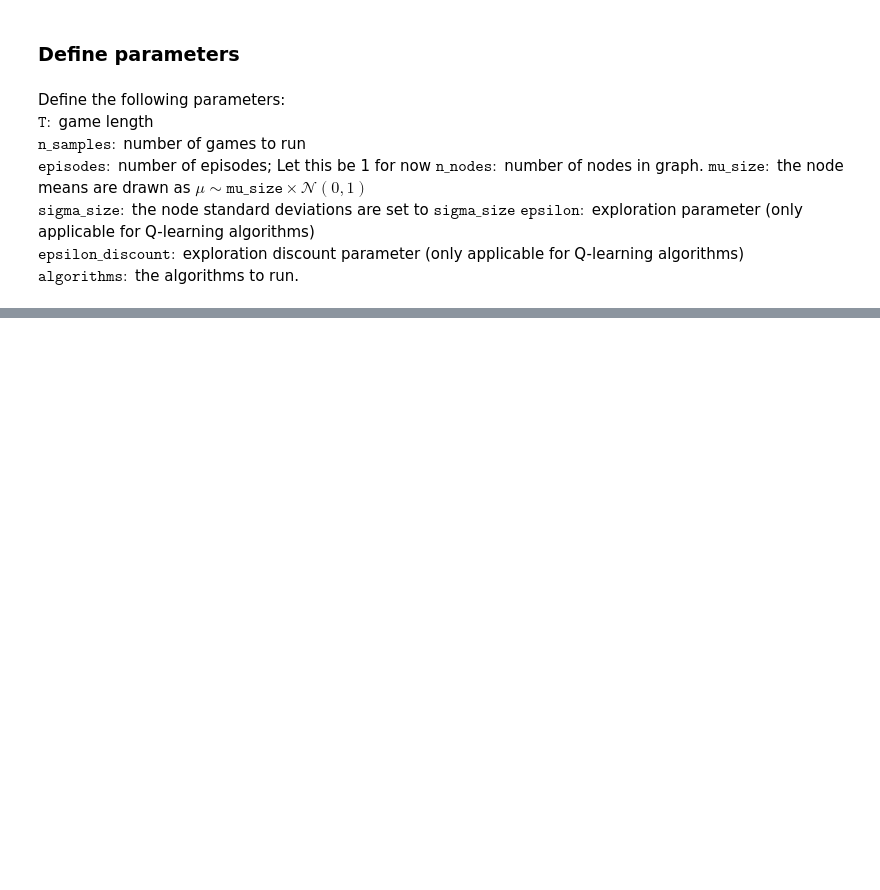
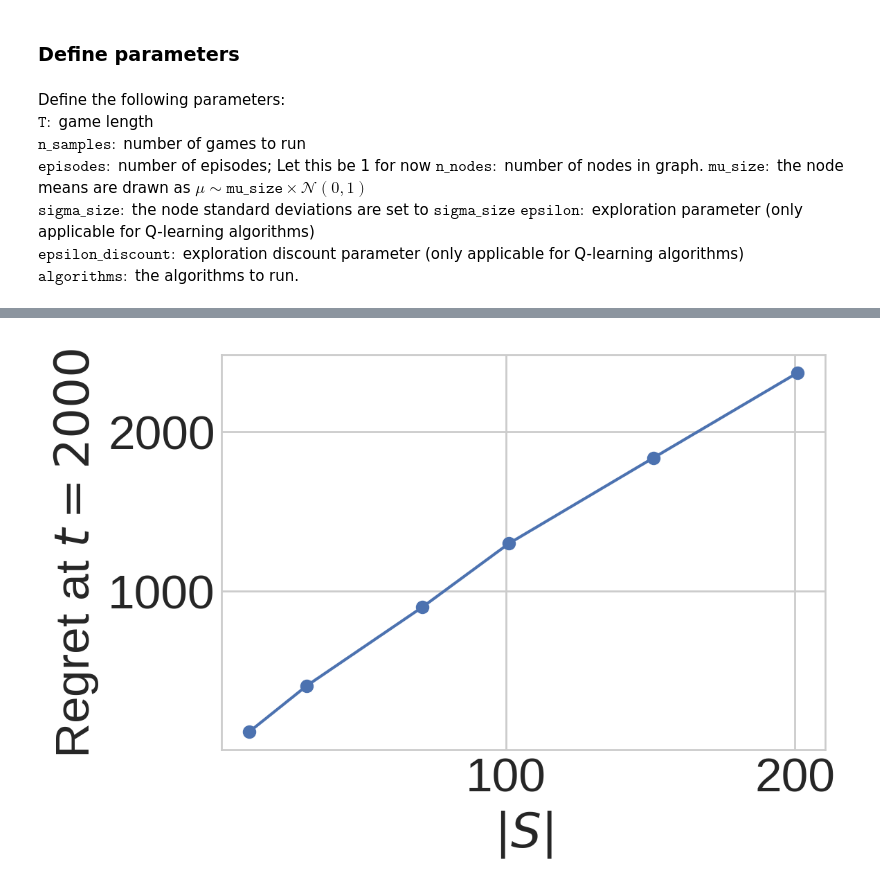
Before and after one commit to kasperjo/Graph-Bandit, a Jupyter notebook: Sensitivity analysis.ipynb, the cells around one changed output, grey strips where cells are left out. Drawn from its saved outputs; the diff is of its cells as text; code cells hidden in the pictures; blank space fills up the shorter version.

```diff
--- a/Sensitivity analysis.ipynb
+++ b/Sensitivity analysis.ipynb
@@ -309,0 +321,19 @@ plotRegrets([nodes_regrets], delta_test=True, save_fig='num_node_test')
+# %%
+num_nodes = [11,31,71,101,151,201]
+
+reg = [nodes_regrets["$|S|={}$".format(n)] for n in num_nodes]
+
+reg = np.cumsum(reg, axis=2)
+reg = np.mean(reg, axis=1)
+
+plt.figure(dpi=200)
+
+plt.plot(num_nodes,reg[:,-1],marker='o')
+plt.xlabel(r"$|S|$",fontsize=25)
+plt.ylabel(r'Regret at $t=2000$',fontsize=25)
+plt.tick_params(labelsize=25)
+
+plt.tight_layout()
+plt.savefig('Figures/Rvs|S|.png')
+# %% [output]
+[figure, added]
```
Also changed, not shown: parts of 24 cells of this notebook, 12 other files.
